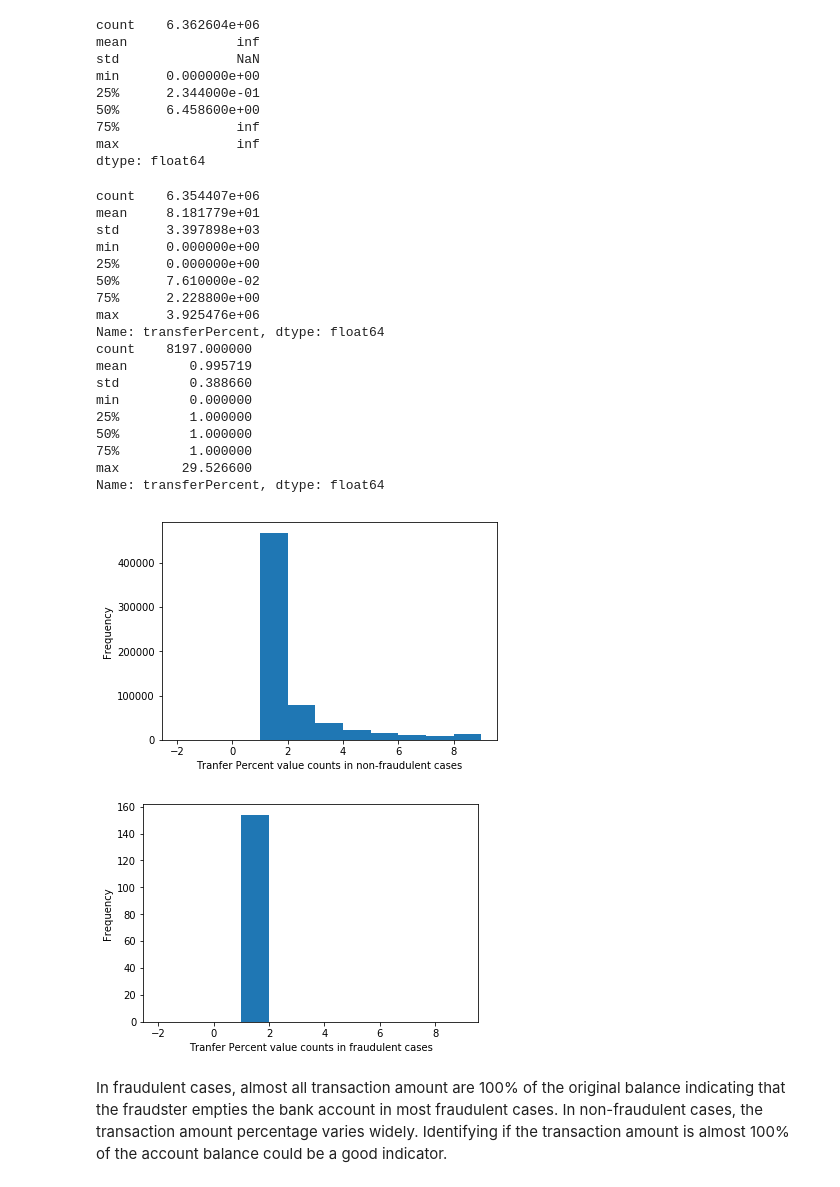
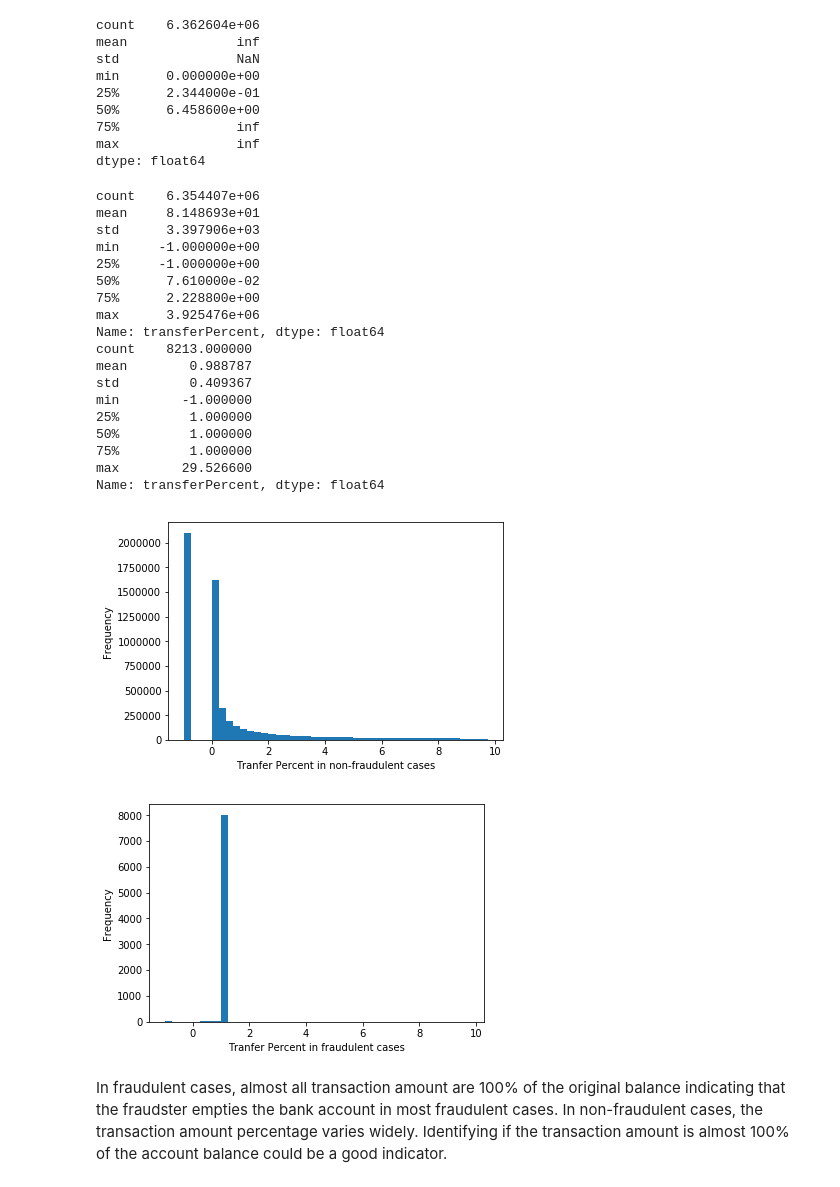
Before and after one commit to PriyankaBiswas/Data-Science, a Jupyter notebook: Unit2_SL/fraud_detection/fraud_detection-pushed.ipynb, the cells around one changed output. Drawn from its saved outputs; the diff is of its cells as text; code cells hidden in the pictures.

```diff
--- a/Unit2_SL/fraud_detection/fraud_detection-pushed.ipynb
+++ b/Unit2_SL/fraud_detection/fraud_detection-pushed.ipynb
@@ -421,3 +415,6 @@ plt.show()
 data['day'] = (data.step/24).astype(int)  #dividing steps into days
 
 data['hour'] = data.step%24  #dividing steps into hours
+# %%
+data['day_week'] = (data.day%7).astype(int)
+#This might be skewed as the data.day shows activities only in the first half of the month.
@@ -463,25 +474,27 @@ data['transferPercent'] = transferPercent
 # %%
 #data.loc[~np.isfinite(data['transferPercent']), 'transferPercent'] = np.nan   # replacing 'inf' values as NaN
 #or data.loc[np.isinf(data['transferPercent']), ...]
-# %%
-data.loc[np.isinf(data['transferPercent']), 'transferPercent'] = 0
+# %%
+#converting all inf and NaN values to -1 as these gave ValueError in sklearn previously
+data.loc[np.isinf(data['transferPercent']), 'transferPercent'] = -1
+data.loc[np.isnan(data['transferPercent']), 'transferPercent'] = -1
 # %%
 print(data[data.isFraud == 0].transferPercent.describe())
 print(data[data.isFraud == 1].transferPercent.describe())
 # %% [output]
 count    6.354407e+06
-mean     8.181779e+01
-std      3.397898e+03
-min      0.000000e+00
-25%      0.000000e+00
+mean     8.148693e+01
+std      3.397906e+03
+min     -1.000000e+00
+25%     -1.000000e+00
 50%      7.610000e-02
 75%      2.228800e+00
 max      3.925476e+06
 Name: transferPercent, dtype: float64
-count    8197.000000
-mean        0.995719
-std         0.388660
-min         0.000000
+count    8213.000000
+mean        0.988787
+std         0.409367
+min        -1.000000
 25%         1.000000
 50%         1.000000
 75%         1.000000
@@ -490,14 +505,14 @@ Name: transferPercent, dtype: float64
 # %%
-data[data.isFraud == 0].transferPercent.value_counts().plot(kind='hist', bins=np.arange(-2,10))
-plt.xlabel("Tranfer Percent value counts in non-fraudulent cases")
+data[data.isFraud == 0].transferPercent.plot(kind='hist', bins=np.arange(-1,10,.25))
+plt.xlabel("Tranfer Percent in non-fraudulent cases")
 plt.show()
 
-data[data.isFraud == 1].transferPercent.value_counts().plot(kind='hist', bins=np.arange(-2,10))
-plt.xlabel("Tranfer Percent value counts in fraudulent cases")
+data[data.isFraud == 1].transferPercent.plot(kind='hist', bins=np.arange(-1,10,.25))
+plt.xlabel("Tranfer Percent in fraudulent cases")
 plt.show()
 # %% [output]
-[figure, old version]
+[figure, new version]
-[figure, old version]
+[figure, new version]
 # %%
 #plt.figure(figsize=(8,8))
 #sns.distplot(data[data['isFraud'] ==0].transferPercent.value_counts(), norm_hist=True, bins=np.arange(0,500), label='not fraud')
```
Also changed, not shown: parts of 46 cells of this notebook.
